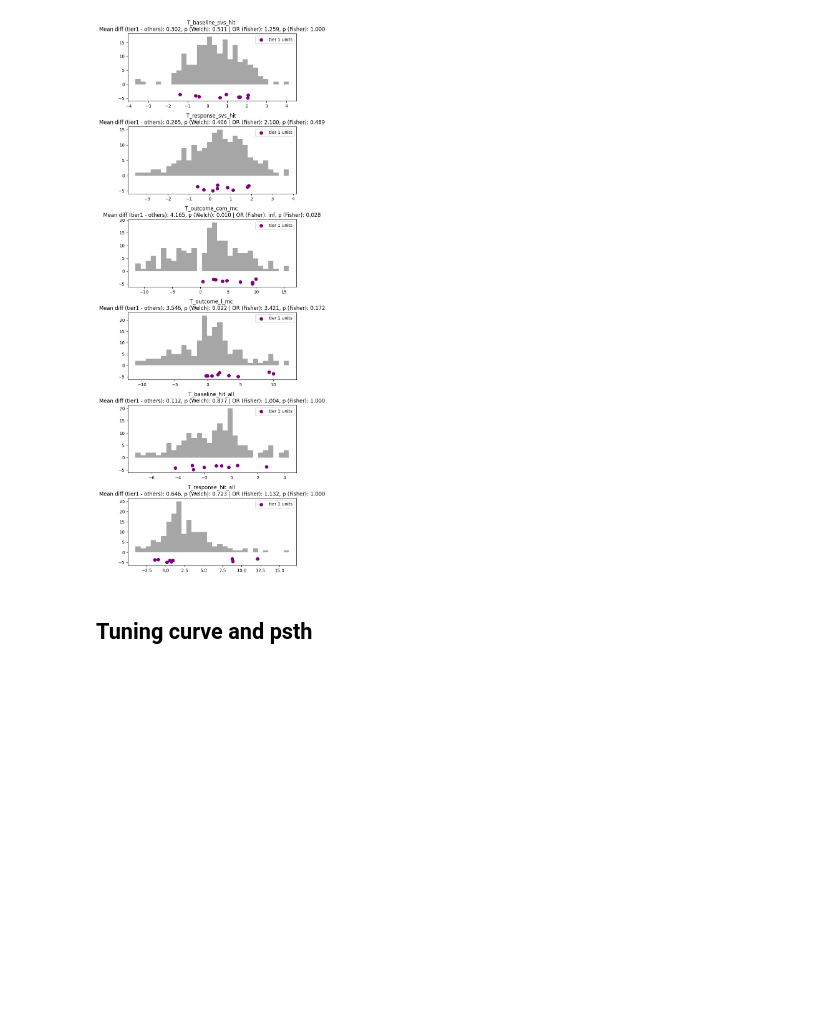
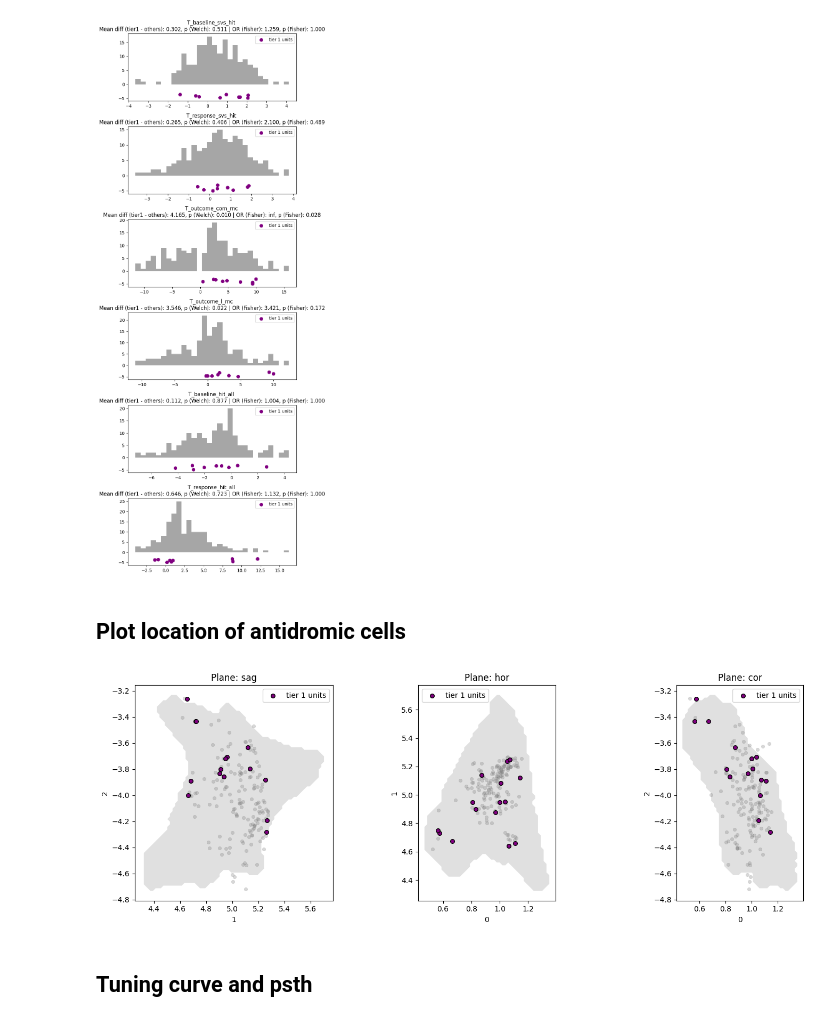
Before and after one commit to AllenNeuralDynamics/aind-beh-ephys-analysis, a Jupyter notebook: code/beh_ephys_analysis/session_combine/manscript_figures/F_ephys_behavior_action&outcome.ipynb, the cells around one changed output. Cells and saved outputs as stored; diff of their text form; code cells hidden in the pictures; blank space fills up the shorter version.

```diff
--- a/code/beh_ephys_analysis/session_combine/manscript_figures/F_ephys_behavior_action&outcome.ipynb
+++ b/code/beh_ephys_analysis/session_combine/manscript_figures/F_ephys_behavior_action&outcome.ipynb
@@ -666,6 +667,52 @@ plt.tight_layout()
 plt.savefig(os.path.join(target_folder, f'histograms_features_with_tier1_dots_{criteria_name}.pdf'), bbox_inches='tight')
 # %% [output]
 [figure]
+# %% [markdown]
+## Plot location of antidromic cells
+# %%
+# location of antidormic cells
+sigma = 0.03
+fig, axes = plt.subplots(1, 3, figsize=(15, 5))
+for plane, ax in zip(planes.keys(), axes):
+    # background mesh outline
+    for c in mesh_contours[plane]:
+        ax.fill(c[:, 0], c[:, 1], color='lightgray', alpha=0.7, linewidth=0)
+
+    # scatter the points (alpha-scaled)
+    rng = np.random.default_rng(0)
+    jitter_on_x = rng.normal(0, sigma, len(ccfs))
+    jitter_on_y = rng.normal(0, sigma, len(ccfs))
+
+    sc = ax.scatter(
+        ccfs[:, planes[plane][0]] + jitter_on_x,
+        ccfs[:, planes[plane][1]] + jitter_on_y,
+        color='gray',
+        s=20,
+        linewidths=0.5,
+        alpha=0.3
+    )
+
+    # antidromic tier 1 units
+    mask_anti = (features_combined['tier_1'].astype(bool).values)
+    ax.scatter(
+        ccfs[mask_anti][:, planes[plane][0]] + jitter_on_x[mask_anti],
+        ccfs[mask_anti][:, planes[plane][1]] + jitter_on_y[mask_anti],
+        color='purple',
+        s=30,
+        label='tier 1 units',
+        edgecolors='k'
+    )
+
+    ax.set_xlabel(planes[plane][0])
+    ax.set_ylabel(planes[plane][1])
+    ax.set_aspect('equal')
+    ax.set_title(f'Plane: {plane}')
+    ax.legend()
+
+plt.tight_layout()
+plt.savefig(os.path.join(target_folder, f'location_tier1_units_{criteria_name}.pdf'), bbox_inches='tight')
+# %% [output]
+[figure, added]
 # %% [markdown]
 ## Tuning curve and psth
 # %%
```
Also changed, not shown: parts of 6 cells of this notebook, 4 other files.
